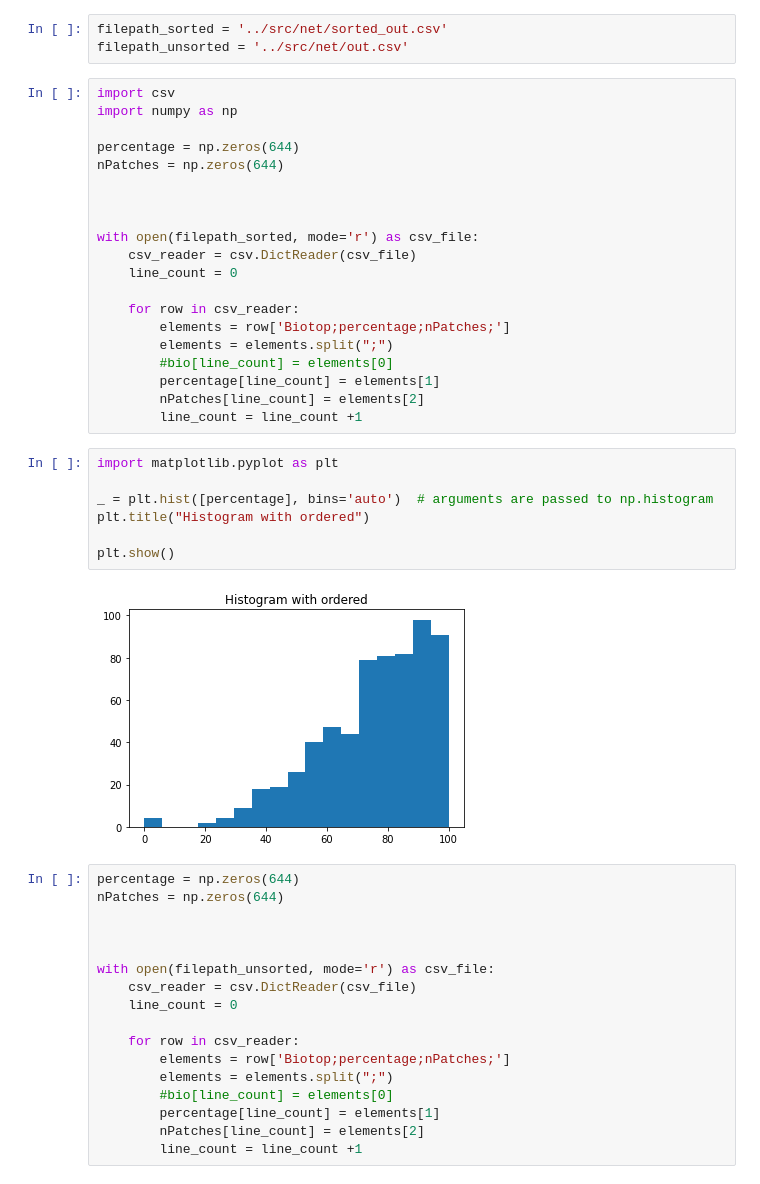
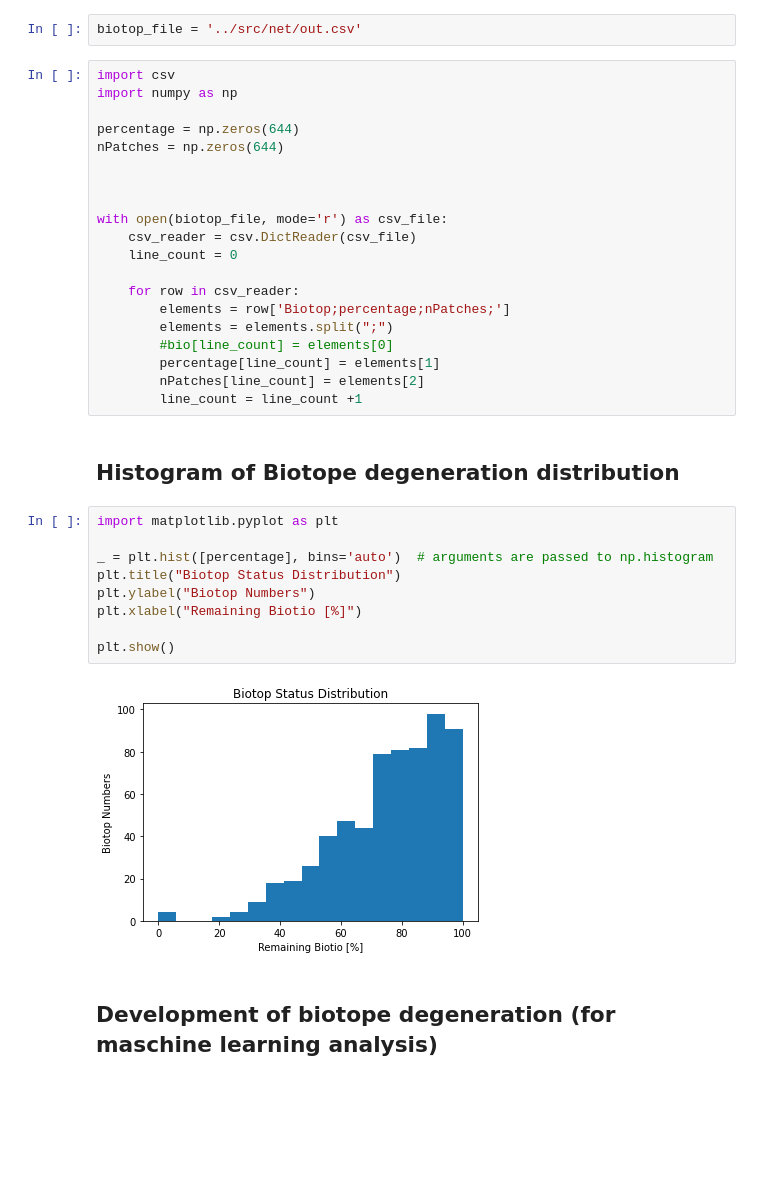
Before and after one commit to flo981/biotop_detection, a Jupyter notebook: Examples/statistics.ipynb, the cells around one changed output. Cells and saved outputs as stored; diff of their text form; blank space fills up the shorter version.

```diff
--- a/Examples/statistics.ipynb
+++ b/Examples/statistics.ipynb
@@ -1,6 +1,5 @@
 # %%
-filepath_sorted = '../src/net/sorted_out.csv'
-filepath_unsorted = '../src/net/out.csv'
+biotop_file = '../src/net/out.csv'
 # %%
 import csv
 import numpy as np
@@ -10,7 +9,7 @@ nPatches = np.zeros(644)
 
 
 
-with open(filepath_sorted, mode='r') as csv_file:
+with open(biotop_file, mode='r') as csv_file:
     csv_reader = csv.DictReader(csv_file)
     line_count = 0
 
@@ -21,32 +20,21 @@ with open(filepath_sorted, mode='r') as csv_file:
         percentage[line_count] = elements[1]
         nPatches[line_count] = elements[2]
         line_count = line_count +1
+# %% [markdown]
+## Histogram of Biotope degeneration distribution
 # %%
 import matplotlib.pyplot as plt
 
 _ = plt.hist([percentage], bins='auto')  # arguments are passed to np.histogram
-plt.title("Histogram with ordered")
+plt.title("Biotop Status Distribution")
+plt.ylabel("Biotop Numbers")
+plt.xlabel("Remaining Biotio [%]")
 
 plt.show()
 # %% [output]
-[figure, old version]
+[figure, new version]
-# %%
-percentage = np.zeros(644)
-nPatches = np.zeros(644)
-
-
-
-with open(filepath_unsorted, mode='r') as csv_file:
-    csv_reader = csv.DictReader(csv_file)
-    line_count = 0
-
-    for row in csv_reader:
-        elements = row['Biotop;percentage;nPatches;']
-        elements = elements.split(";")
-        #bio[line_count] = elements[0]
-        percentage[line_count] = elements[1]
-        nPatches[line_count] = elements[2]
-        line_count = line_count +1
+# %% [markdown]
+## Development of biotope degeneration (for maschine learning analysis)
 # %%
 import matplotlib.pyplot as plt
 
```
Also changed, not shown: parts of 7 cells of this notebook, 6 other files.
